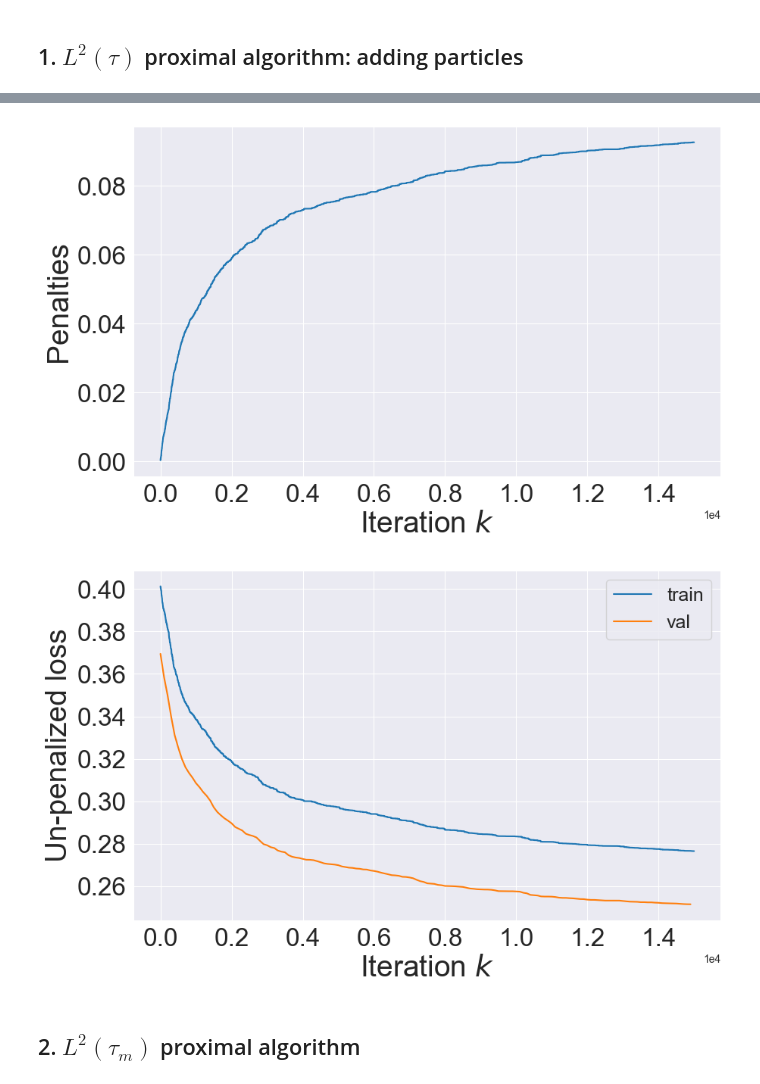
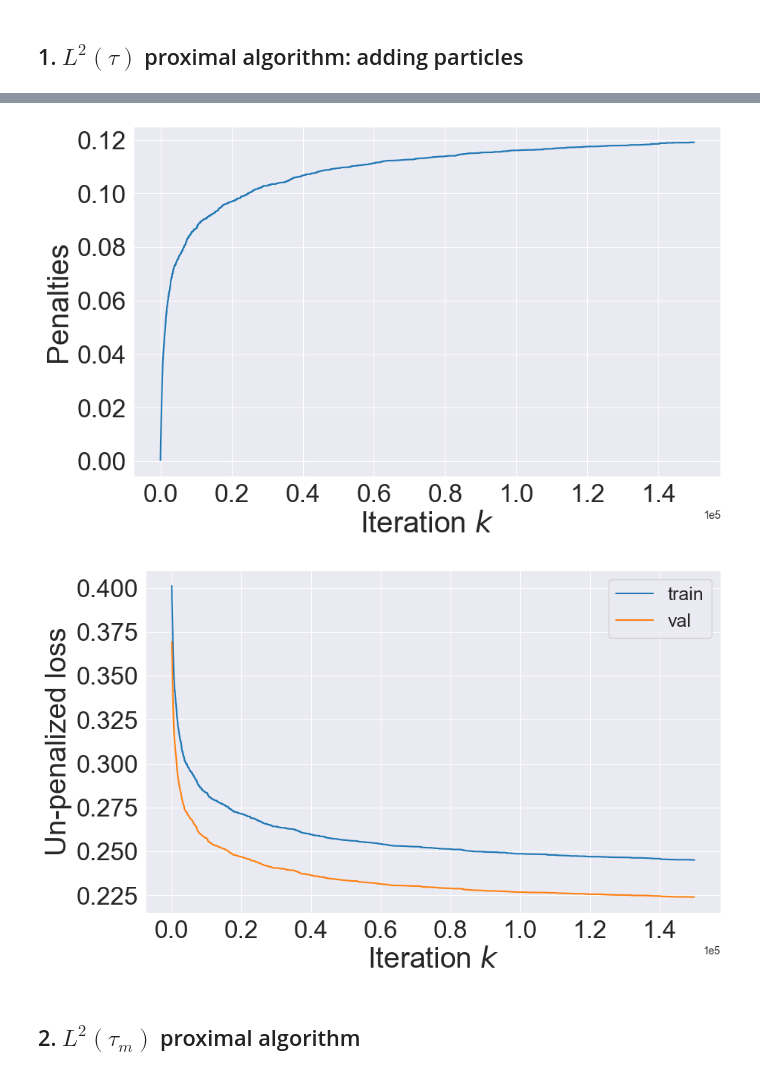
Before and after one commit to karl-hajjar/pop-conic, a Jupyter notebook: pop_conic/notebooks/prox-algos-variants.ipynb, the cells around one changed output, grey strips where cells are left out. Cells and saved outputs as stored; diff of their text form; code cells hidden in the pictures.

```diff
--- a/pop_conic/notebooks/prox-algos-variants.ipynb
+++ b/pop_conic/notebooks/prox-algos-variants.ipynb
@@ -32,7 +32,7 @@ N_TRAIN = 256
 BATCH_SIZE = 64
 ALPHA = 1e-1
 BASE_LR = 1.0e-2
-N_STEPS = int(1.5e4)
+N_STEPS = int(1.5e5)
 N_VAL = 100
 VAL_ITER = 100
 N_MAX_NEURONS = 2000
@@ -70,4 +70,8 @@ def V_grad(a, b, x, y, new_b):
     y_hat = forward(a, b, x)
     if len(new_b.shape) < 2:
         new_b = new_b.reshape(1, -1)
-    return np.mean((y_hat - y) * np.maximum(np.matmul(x, new_b.T), 0))
+    V_grad_ = np.mean((y_hat - y) * np.maximum(np.matmul(x, new_b.T), 0), axis=0)
+    if len(V_grad_) == 1:
+        return V_grad_[0]
+    else:
+        return V_grad_
@@ -160,7 +178,7 @@ def train(n_steps, x_train, y_train, x_val, y_val, do_val=True):
     return a, b, np.array(ms), np.array(train_losses), np.array(penalized_train_losses), np.array(val_losses), \
            np.array(penalized_val_losses), np.array(no_change_indexes)
 # %%
-a, b, ms, train_losses, penalized_train_losses, val_losses, penalized_val_losses, no_change_indexes = \
+a, b, ms, train_losses_pop, penalized_train_losses_pop, val_losses, penalized_val_losses, no_change_indexes = \
         train(N_STEPS, x_train, y_train, x_val, y_val)
 # %% [output]
 m at step 0 : 1
@@ -258,7 +279,7 @@ marker = None #'o'
 #plt.xscale('log')
 #plt.yscale('log')
 
-train_penalties = penalized_train_losses - train_losses
+train_penalties = penalized_train_losses_pop - train_losses_pop
 
 plt.plot(np.arange(len(train_penalties)), train_penalties, label='train')
 
@@ -271,27 +292,27 @@ plt.yticks(fontsize=24)
 #plt.savefig(os.path.join(FIGURES_DIR, 'losses-ista-10-1.png'), bbox_inches='tight')
 plt.show()
 # %% [output]
-[figure, old version]
+[figure, new version]
 # %%
 plt.figure(figsize=(10, 6))
 marker = None #'o'
 #plt.xscale('log')
 #plt.yscale('log')
 
-plt.plot(np.arange(len(train_losses)), train_losses, label='train')
-plt.plot([min(VAL_ITER * k, len(train_losses)) for k in range(len(val_losses))], val_losses, label='val',
+plt.plot(np.arange(len(train_losses_pop)), train_losses_pop, label='train')
+plt.plot([min(VAL_ITER * k, len(train_losses_pop)) for k in range(len(val_losses))], val_losses, label='val',
          marker=marker)
 
 plt.xlabel('Iteration $k$', fontsize=28)
 plt.ylabel('Un-penalized loss', fontsize=28)
 plt.ticklabel_format(style='sci', axis='x', scilimits=(0,0))
 plt.xticks(fontsize=24)
 plt.yticks(fontsize=24)
 plt.legend(fontsize=18)
 #plt.savefig(os.path.join(FIGURES_DIR, 'losses-ista-10-1.png'), bbox_inches='tight')
 plt.show()
 # %% [output]
-[figure, old version]
+[figure, new version]
 # %% [markdown]
 ## 2. $L^2(\tau_m)$ proximal algorithm
 # %% [markdown]
```
Also changed, not shown: parts of 43 cells of this notebook, 1 other file.
